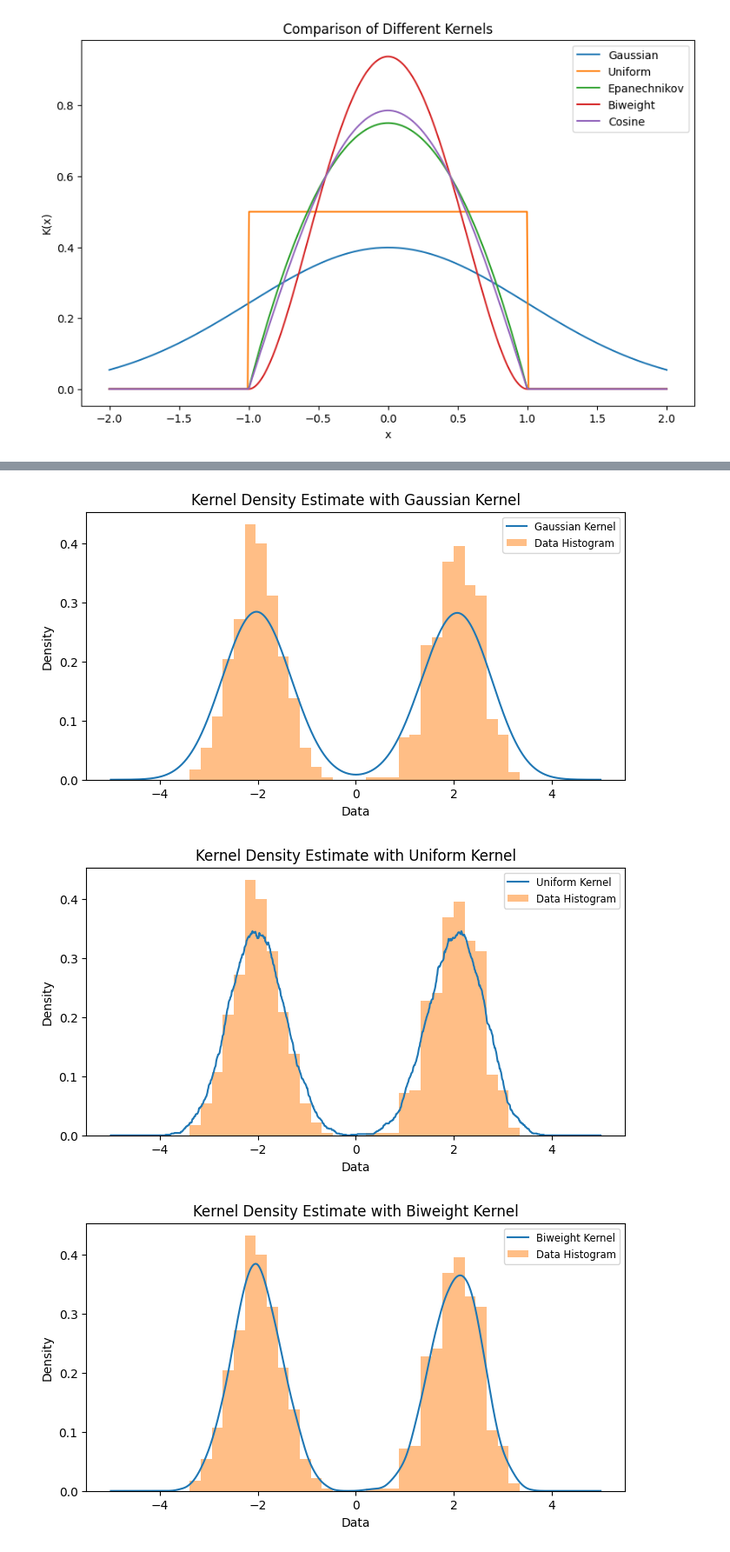
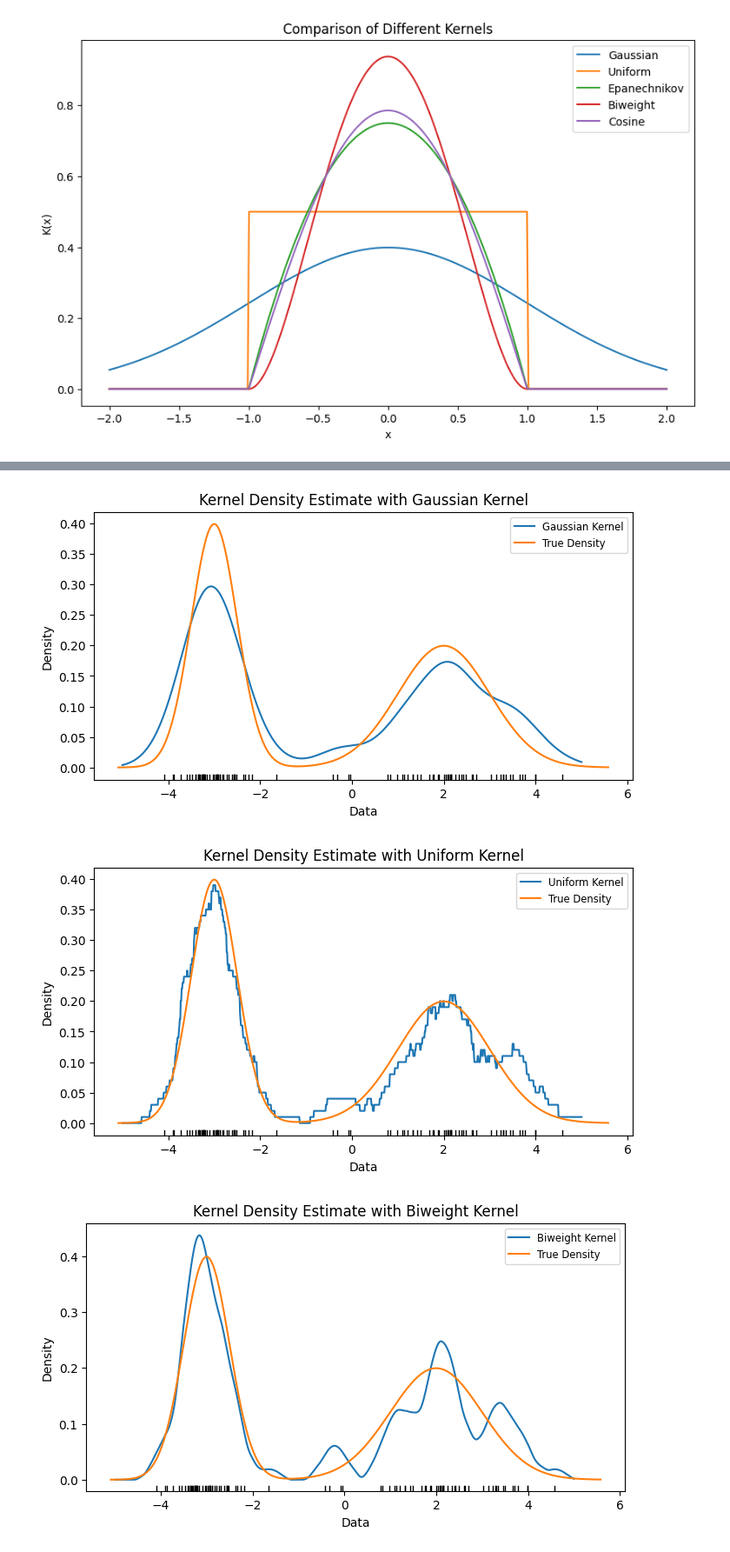
Before and after one commit to abalone88/nonparam-stats-proj, a Jupyter notebook: code/chp2-nonparam-density/univariate-kernels.ipynb, the cells around one changed output, grey strips where cells are left out. Shown: that part at 87% size. Drawn from its saved outputs; the diff is of its cells as text; code cells hidden in the pictures.

```diff
--- a/code/chp2-nonparam-density/univariate-kernels.ipynb
+++ b/code/chp2-nonparam-density/univariate-kernels.ipynb
@@ -15,7 +15,7 @@ from scipy import stats
 # as it ensures that you have the correct project structure
 current_dir = os.getcwd()
 project_root = os.path.abspath(os.path.join(current_dir, "..", ".."))
-plots_folder = os.path.join(project_root, "plots/chap2")
+plots_folder = os.path.join(project_root, "plots/chap2/kernels")
 
 # Please check this is correct path, hopefully it works fine
 plots_folder
@@ -163,13 +163,20 @@ def custom_kde(data, kernel_func, bandwidth, x_grid):
     return kde_values / (len(data) * bandwidth)
 
 # synthetic data: multimodal normal
-data1 = np.random.normal(-2, 0.5, size=500)
-data2 = np.random.normal(2, 0.5, size=500)
+data1 = np.random.normal(-3, 0.5, size=50)
+data2 = np.random.normal(2, 1, size=50)
 data = np.concatenate([data1, data2])
 x = np.linspace(-5, 5, 1000)
 
 # fixed bandwidth
 bandwidth = 0.5
+
+# True density
+x_values = np.linspace(min(data) - 1, max(data) + 1, 1000)
+true_density1 = stats.norm.pdf(x_values, -3, 0.5) * (len(data1) / len(data))
+true_density2 = stats.norm.pdf(x_values, 2, 1) * (len(data2) / len(data))
+
+combined_density = true_density1 + true_density2
 
 # KDE for each kernel
 plt.plot(x, custom_kde(data, gaussian_kernel, bandwidth, x), label="Gaussian")
@@ -178,10 +185,14 @@ plt.plot(x, custom_kde(data, biweight_kernel, bandwidth, x), label="Biweight")
 plt.plot(x, custom_kde(data, epanechnikov_kernel, bandwidth, x), label="Epanechnikov")
 plt.plot(x, custom_kde(data, cosine_kernel, bandwidth, x), label="Cosine")
 
-# Plotting the data histogram
-plt.hist(data, bins=30, density=True, alpha=0.5, label="Data Histogram")
+# Plot true density
+plt.plot(x_values, combined_density, label='Combined True Density', linestyle='--')
 
+# Plot data points at the bottom
+for datapoint in data:
+    plt.axvline(datapoint, ymin=0, ymax=0.02, color='k', linewidth=1)
 
+plt.ylim(bottom=-0.02)
 plt.legend(loc="upper right", fontsize="x-small")
 plt.title("Kernel Density Estimates")
 plt.xlabel("Data")
@@ -194,23 +205,30 @@ plt.show()
 # %%
 # Individual plots for clearer visualisaiton
 
 kernels = [gaussian_kernel, uniform_kernel, biweight_kernel, epanechnikov_kernel, cosine_kernel]
 kernel_names = ["Gaussian", "Uniform", "Biweight", "Epanechnikov", "Cosine"]
 
 
 for kernel, name in zip(kernels, kernel_names):
     plt.figure(figsize=(8, 4))
     plt.plot(x, custom_kde(data, kernel, bandwidth, x), label=f'{name} Kernel')
-    plt.hist(data, bins=30, density=True, alpha=0.5, label='Data Histogram')
+
+    plt.plot(x_values, combined_density, label='True Density')
+
+    for datapoint in data:
+        plt.axvline(datapoint, ymin=0, ymax=0.02, color='k', linewidth=1)
+
+    plt.ylim(bottom=-0.02)
+    #plt.hist(data, bins=30, density=True, alpha=0.5, label='Data Histogram')
     plt.title(f'Kernel Density Estimate with {name} Kernel')
     plt.xlabel('Data')
     plt.ylabel('Density')
     plt.legend(fontsize = "small")
     plt.savefig(os.path.join(plots_folder, f"example-{name}-kde.png"))
 
 
     plt.show()
 # %% [output]
-[figure, old version]
+[figure, new version]
-[figure, old version]
+[figure, new version]
-[figure, old version]
+[figure, new version]
```
Also changed, not shown: parts of 3 cells of this notebook, 1 other file.
